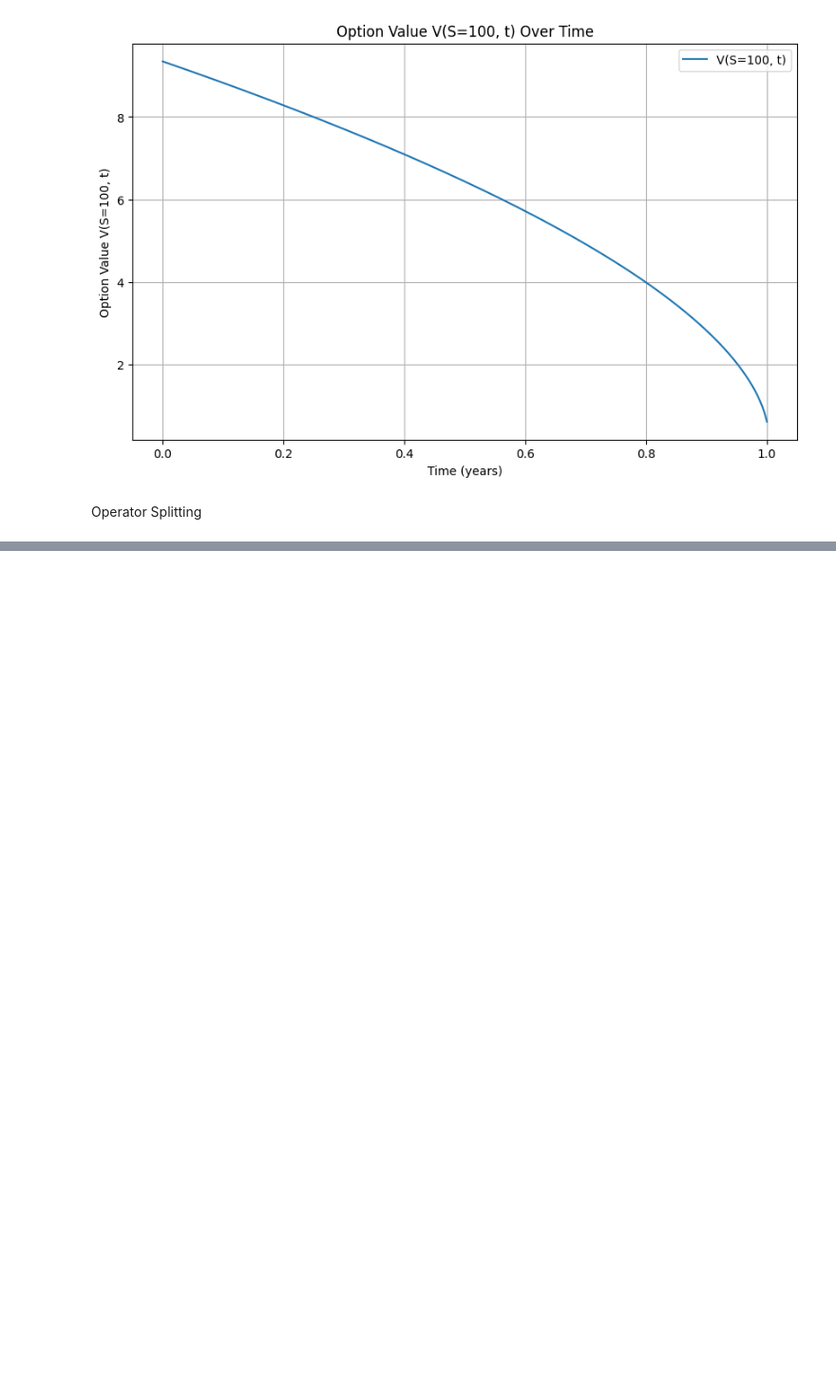
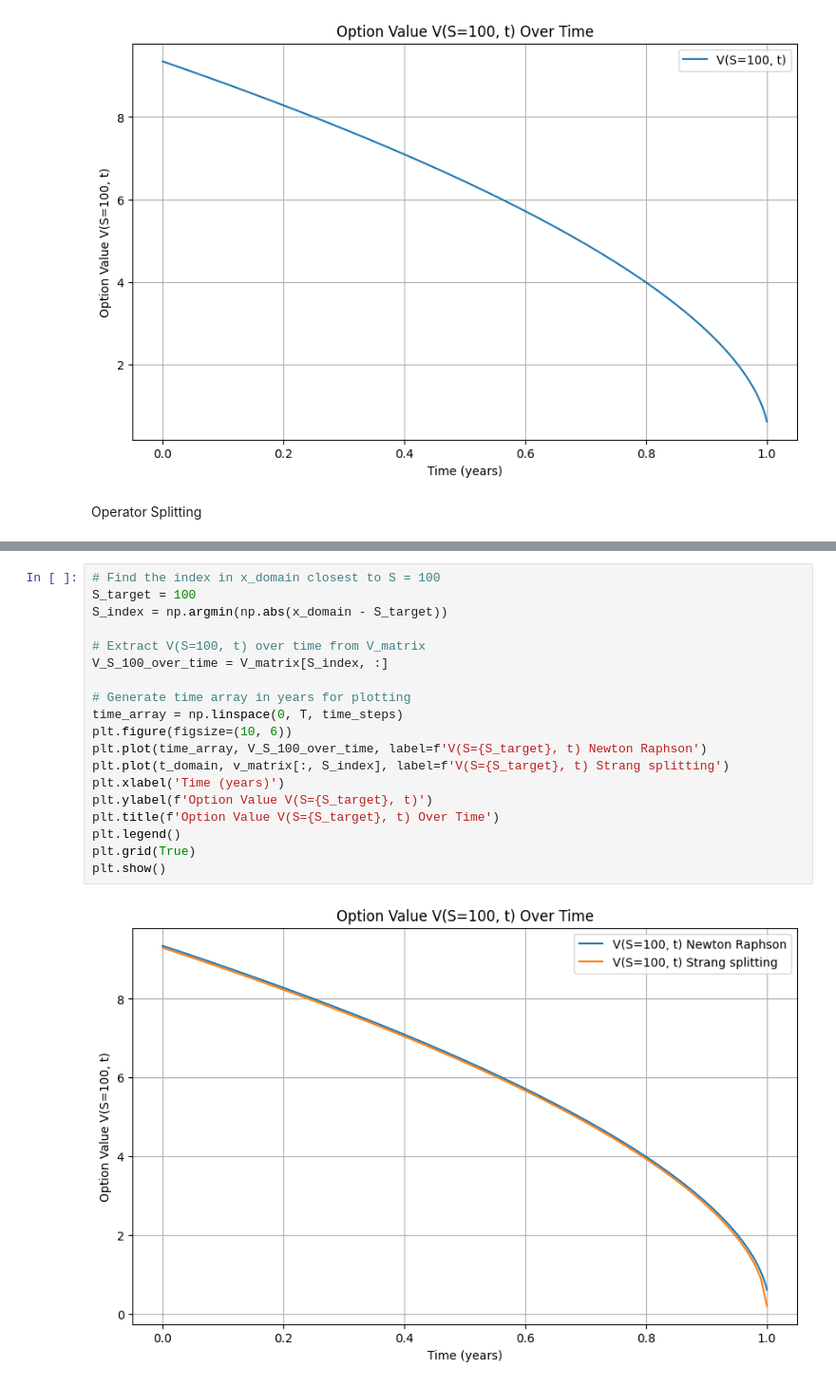
Before and after one commit to ttnhathuy313/option-pricing, a Jupyter notebook: main.ipynb, the cells around one changed output, grey strips where cells are left out. Shown: that part at 95% size. Cells and saved outputs as stored; diff of their text form; blank space fills up the shorter version.

```diff
--- a/main.ipynb
+++ b/main.ipynb
@@ -589,0 +614,21 @@ plt.show()
+# %%
+# Find the index in x_domain closest to S = 100
+S_target = 100
+S_index = np.argmin(np.abs(x_domain - S_target))
+
+# Extract V(S=100, t) over time from V_matrix
+V_S_100_over_time = V_matrix[S_index, :]
+
+# Generate time array in years for plotting
+time_array = np.linspace(0, T, time_steps)
+plt.figure(figsize=(10, 6))
+plt.plot(time_array, V_S_100_over_time, label=f'V(S={S_target}, t) Newton Raphson')
+plt.plot(t_domain, v_matrix[:, S_index], label=f'V(S={S_target}, t) Strang splitting')
+plt.xlabel('Time (years)')
+plt.ylabel(f'Option Value V(S={S_target}, t)')
+plt.title(f'Option Value V(S={S_target}, t) Over Time')
+plt.legend()
+plt.grid(True)
+plt.show()
+# %% [output]
+[figure, added]
```
Also changed, not shown: parts of 6 cells of this notebook.
